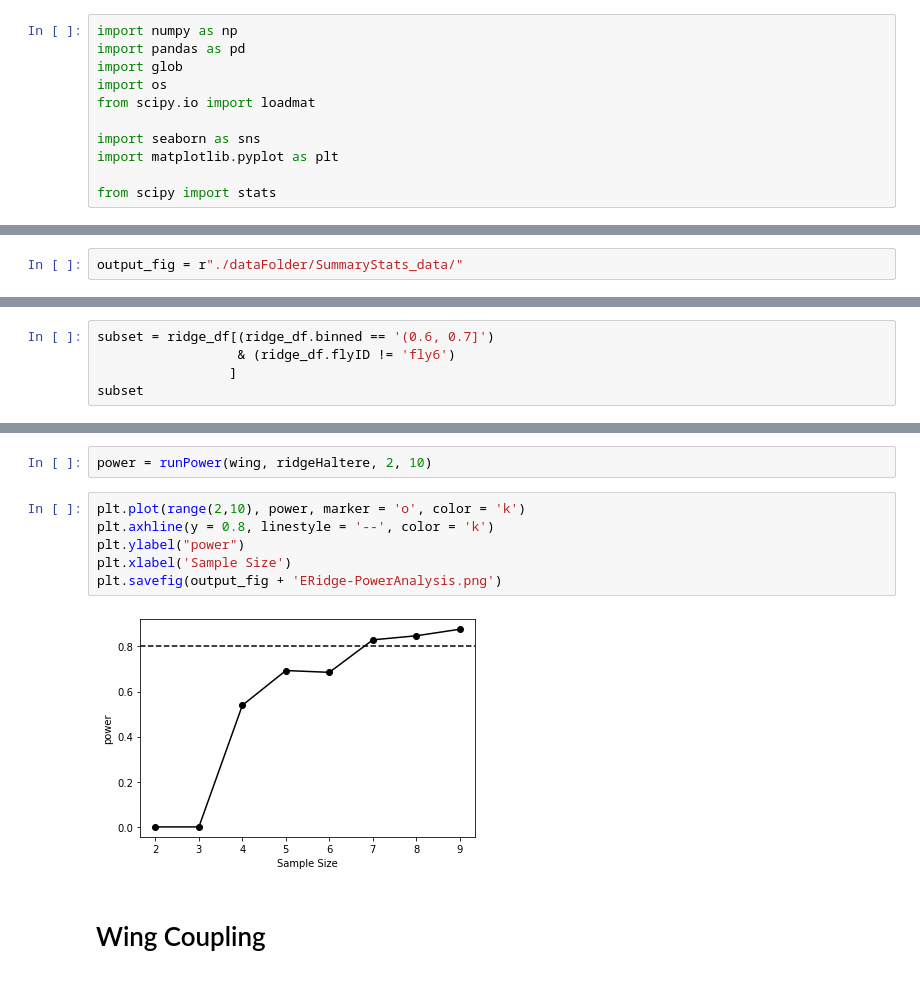
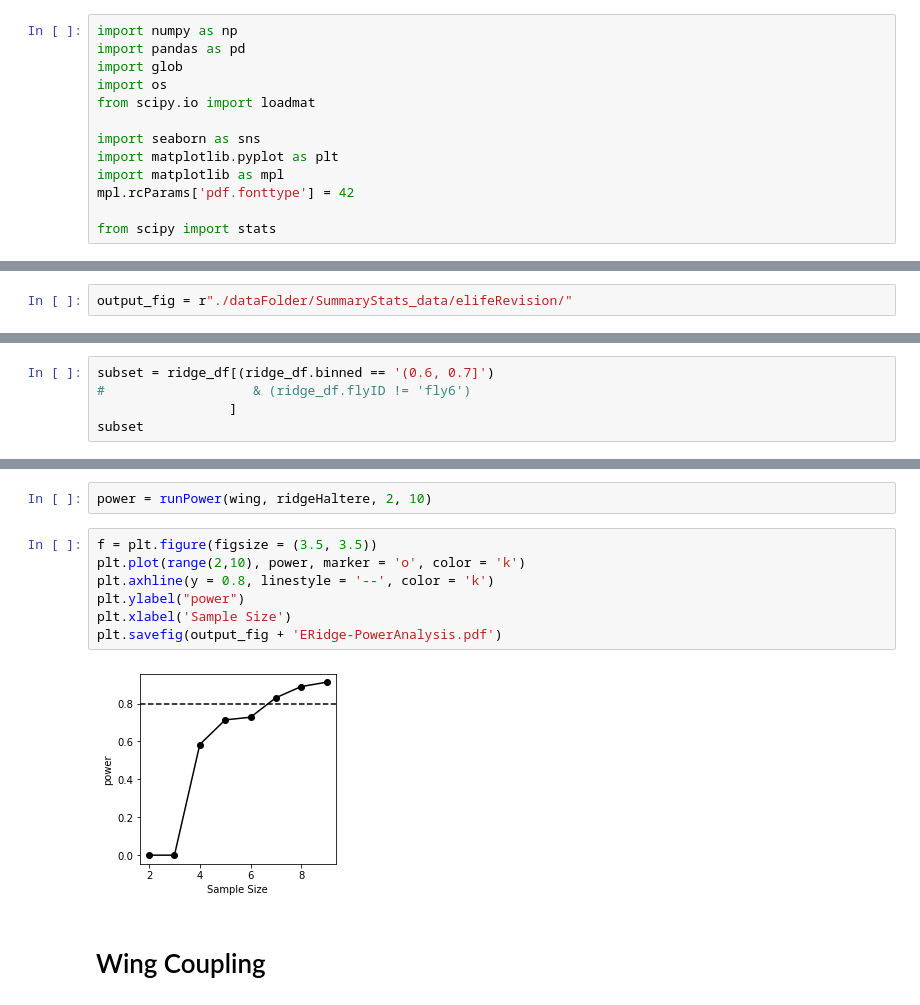
Before and after one commit to TanviDeora/Coupled_dual_oscillators_DeoraSaneSane, a Jupyter notebook: sampleSizeEstimation.ipynb, the cells around one changed output, grey strips where cells are left out. Saved outputs shown, nothing was run; the diff lists cells and outputs as text.

```diff
--- a/sampleSizeEstimation.ipynb
+++ b/sampleSizeEstimation.ipynb
@@ -7,6 +7,8 @@ from scipy.io import loadmat
 
 import seaborn as sns
 import matplotlib.pyplot as plt
+import matplotlib as mpl
+mpl.rcParams['pdf.fonttype'] = 42
 
 from scipy import stats
 # %%
@@ -59,7 +61,7 @@ def runPower(control, treatment, nmin, nmax):
         power.append(p)
     return(power)
 # %%
-output_fig = r"./dataFolder/SummaryStats_data/"
+output_fig = r"./dataFolder/SummaryStats_data/elifeRevision/"
 # %% [markdown]
 # Haltere loading
 # %%
@@ -140,7 +145,7 @@ plt.savefig(output_fig + 'PowerAnalysis_haltereLoading.png')
 ridge_df = pd.read_csv('./dataFolder/Submission 3/Final Submission/Data to be uploaded to Dryad/EpiRidgeCut_Figure3/compiledDataForAggregratePlots.csv')
 # %%
 subset = ridge_df[(ridge_df.binned == '(0.6, 0.7]')
-                  & (ridge_df.flyID != 'fly6')
+#                   & (ridge_df.flyID != 'fly6')
                  ]
 subset
 # %% [output]
@@ -194,13 +201,14 @@ Power for sample size ( 4 4 ) =  0.529
 # %%
 power = runPower(wing, ridgeHaltere, 2, 10)
 # %%
+f = plt.figure(figsize = (3.5, 3.5))
 plt.plot(range(2,10), power, marker = 'o', color = 'k')
 plt.axhline(y = 0.8, linestyle = '--', color = 'k')
 plt.ylabel("power")
 plt.xlabel('Sample Size')
-plt.savefig(output_fig + 'ERidge-PowerAnalysis.png')
+plt.savefig(output_fig + 'ERidge-PowerAnalysis.pdf')
 # %% [output]
-[figure, old version]
+[figure, new version]
 # %% [markdown]
 # Wing Coupling
 # %%
```
Also changed, not shown: parts of 22 cells of this notebook, 1 other file.
